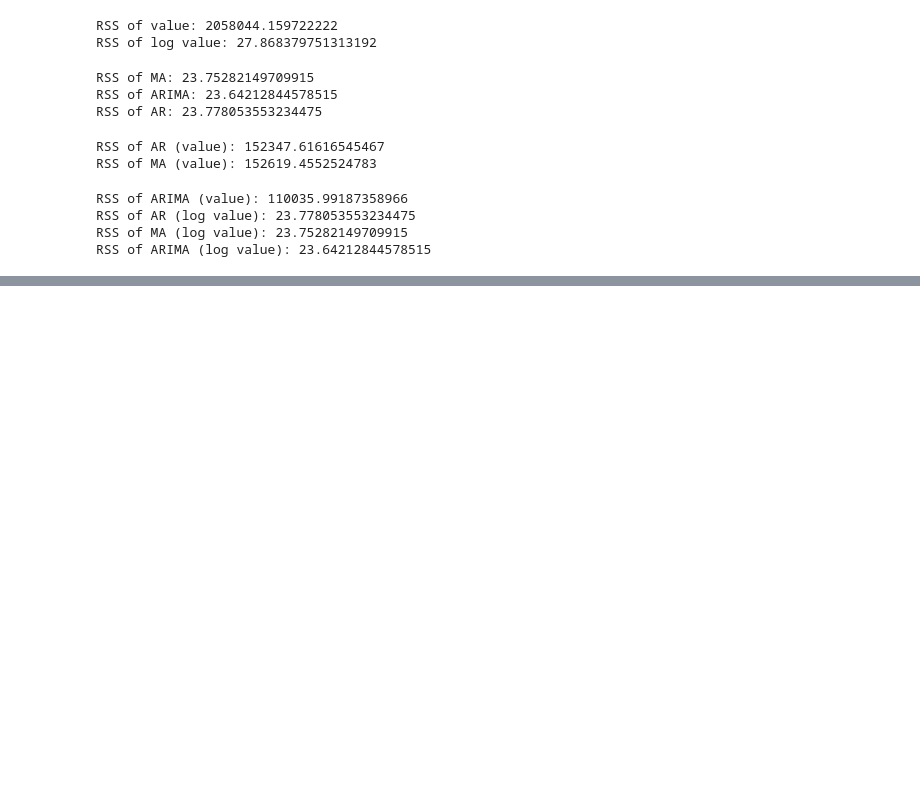
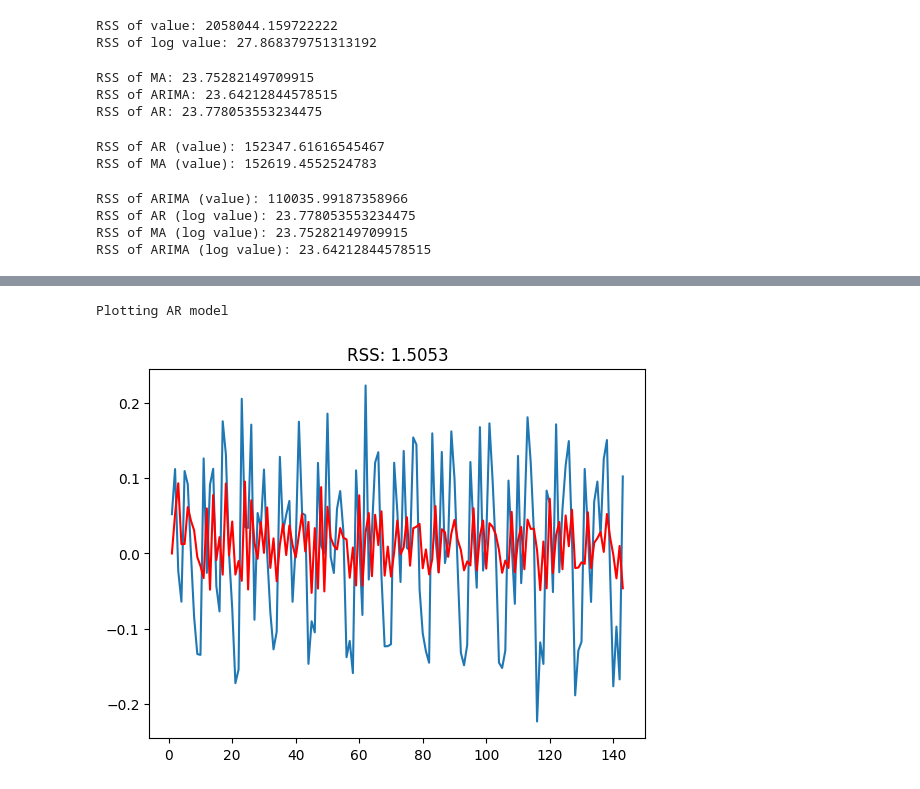
Before and after one commit to issacridhin/Advanced-Data-Analytics, a Jupyter notebook: 2348546_AirPassenger_ADA.ipynb, the cells around one changed output, grey strips where cells are left out. Drawn from its saved outputs; the diff is of its cells as text; code cells hidden in the pictures; blank space fills up the shorter version.

```diff
--- a/2348546_AirPassenger_ADA.ipynb
+++ b/2348546_AirPassenger_ADA.ipynb
@@ -439,0 +456,13 @@ RSS of ARIMA (log value): 23.64212844578515
+# %%
+from statsmodels.tsa.arima.model import ARIMA
+
+data_log = np.log(df['value']).diff().dropna()
+model1 = ARIMA(data_log, order=(2, 1, 2))
+results_AR = model1.fit()
+plt.plot(data_log)
+plt.plot(results_AR.fittedvalues, color='red')
+plt.title('RSS: %.4f'% sum((results_AR.fittedvalues-data_log)**2))
+print('Plotting AR model')
+# %% [output]
+Plotting AR model
+[figure, added]
```
Also changed, not shown: parts of 10 cells of this notebook.
